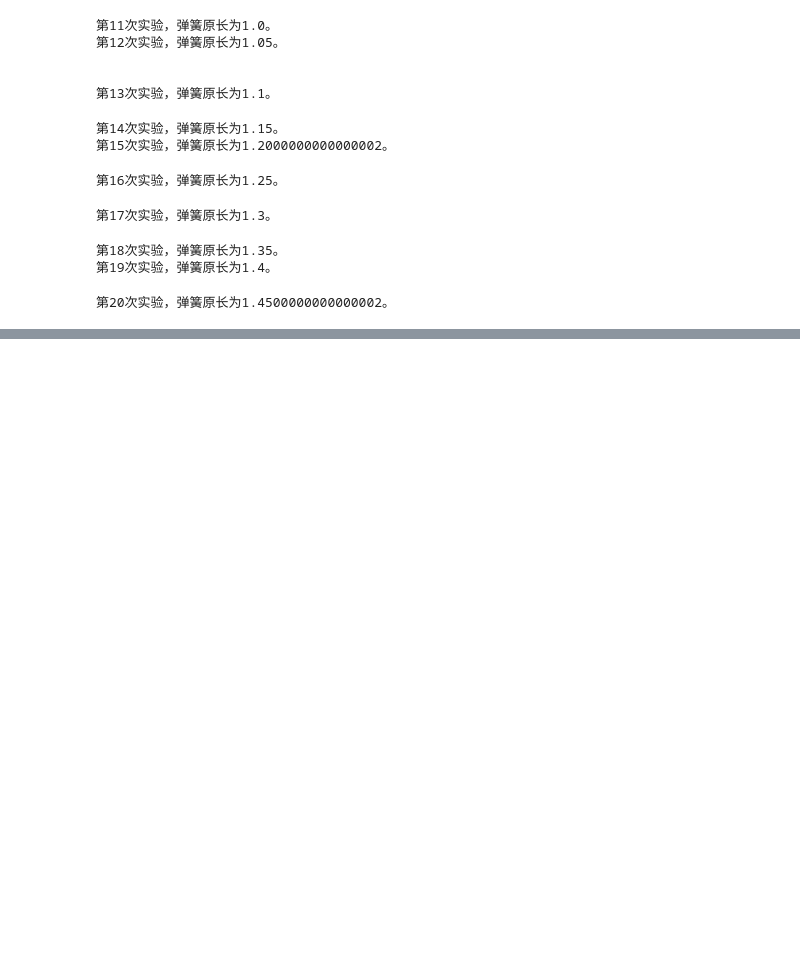
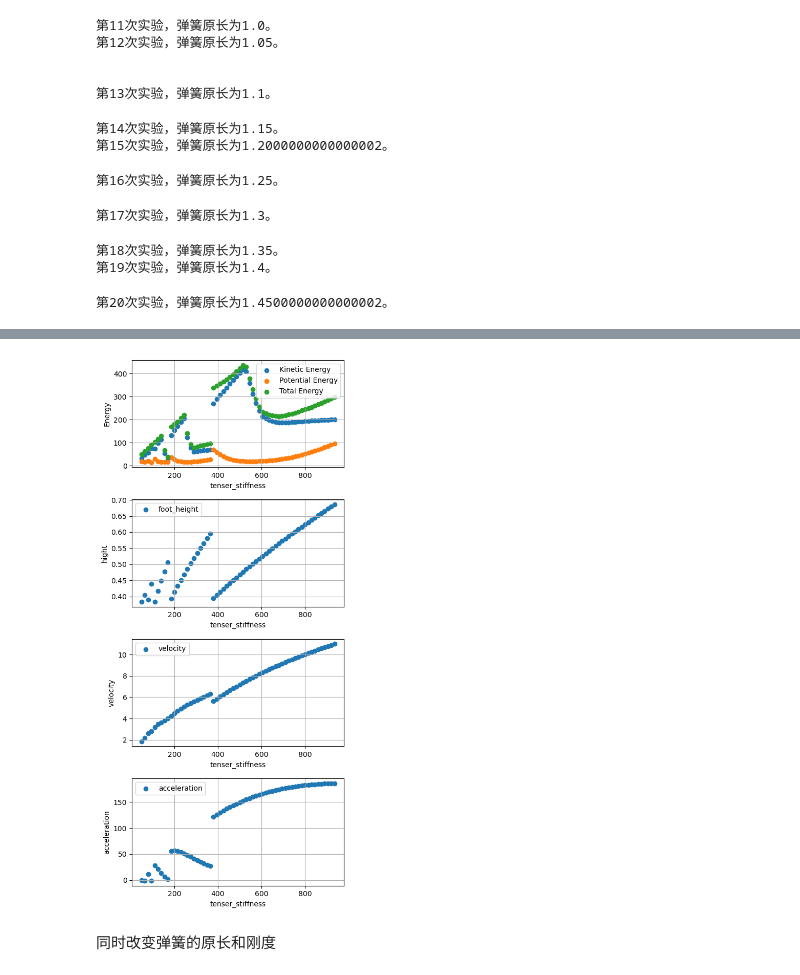
Before and after one commit to yinfanyi/hopper, a Jupyter notebook: hopper_experiment.ipynb, the cells around one changed output, grey strips where cells are left out. Saved outputs shown, nothing was run; the diff lists cells and outputs as text; code cells hidden in the pictures; blank space fills up the shorter version.

```diff
--- a/hopper_experiment.ipynb
+++ b/hopper_experiment.ipynb
@@ -657,0 +729,40 @@ plt.show()
+# %%
+row = 4
+column = 1
+
+plt.figure(figsize=(5, 11))
+plt.tight_layout()
+plt.subplot(row, column, 1)
+plt.grid(True)
+plt.scatter(allData.all_tenser_stiffness_datas, allData.all_kinetic_energy_datas, label='Kinetic Energy')
+plt.scatter(allData.all_tenser_stiffness_datas, allData.all_potential_energy_datas, label='Potential Energy')
+plt.scatter(allData.all_tenser_stiffness_datas, allData.all_total_energy_datas, label='Total Energy')
+plt.xlabel('tenser_stiffness')
+plt.ylabel('Energy')
+plt.legend()
+
+plt.subplot(row, column, 2)
+plt.grid(True)
+plt.scatter(allData.all_tenser_stiffness_datas, allData.all_cm_height_datas, label='foot_height')
+plt.xlabel('tenser_stiffness')
+plt.ylabel('hight')
+plt.legend()
+
+plt.subplot(row, column, 3)
+plt.grid(True)
+plt.scatter(allData.all_tenser_stiffness_datas, allData.all_cm_velocity_datas, label='velocity')
+plt.xlabel('tenser_stiffness')
+plt.ylabel('velocity')
+plt.legend()
+
+plt.subplot(row, column, 4)
+plt.grid(True)
+plt.scatter(allData.all_tenser_stiffness_datas, allData.all_cm_acceleration_datas, label='acceleration')
+plt.xlabel('tenser_stiffness')
+plt.ylabel('acceleration')
+plt.legend()
+plt.tight_layout()
+# %% [output]
+[figure, added]
+# %% [markdown]
+同时改变弹簧的原长和刚度
```
Also changed, not shown: parts of 8 cells of this notebook, 2 other files.
